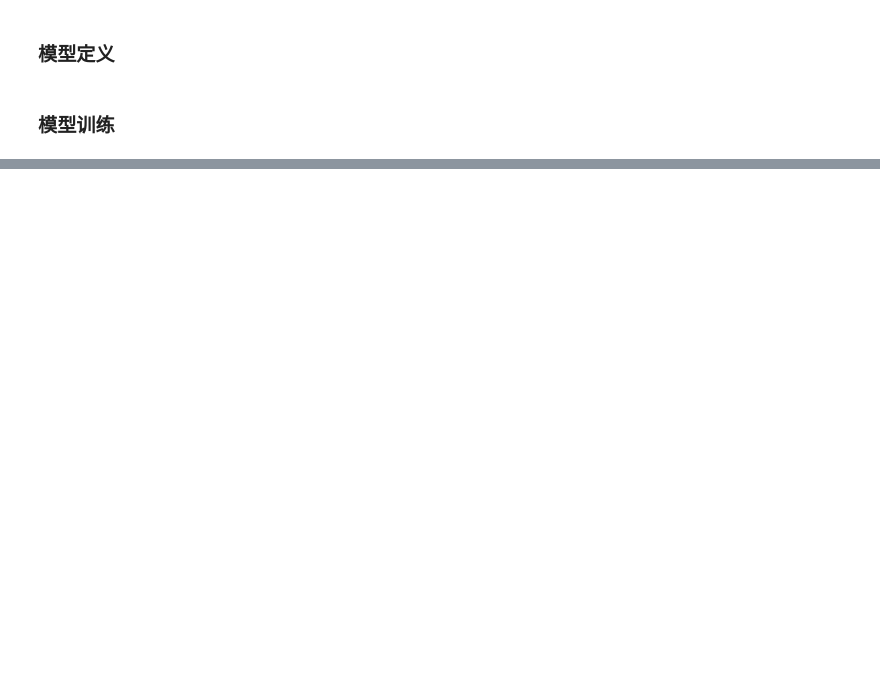
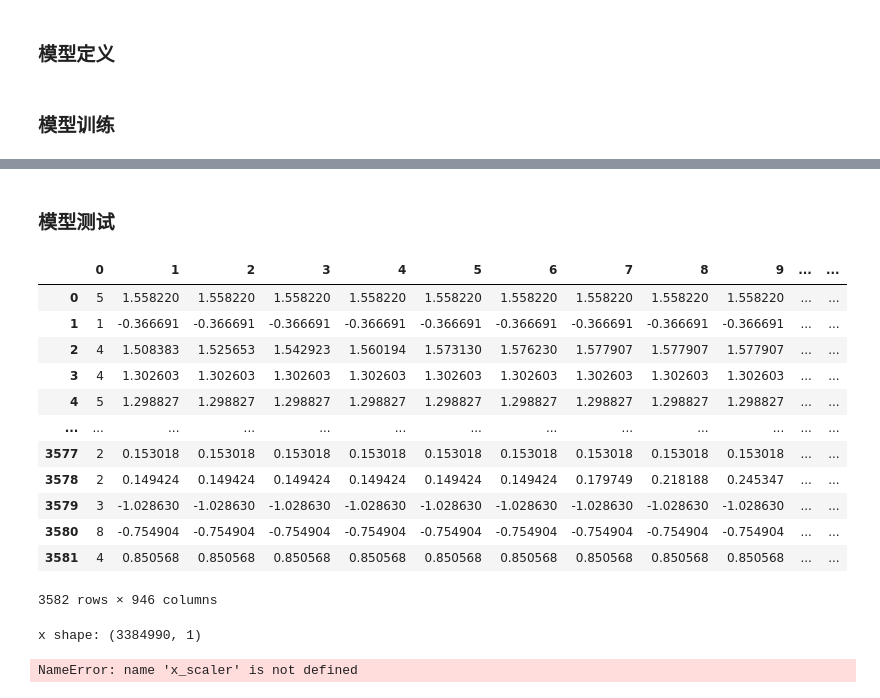
Before and after one commit to caoyuyu2021/src, a Jupyter notebook: 01.python/05.practice/02.time_series/src/15.时间序列.ipynb, the cells around one changed output, grey strips where cells are left out. Drawn from its saved outputs; the diff is of its cells as text; code cells hidden in the pictures; blank space fills up the shorter version.

```diff
--- a/01.python/05.practice/02.time_series/src/15.时间序列.ipynb
+++ b/01.python/05.practice/02.time_series/src/15.时间序列.ipynb
@@ -69,6 +69,21 @@ data
 # %%
 # 重构数据
 def reconstruction(data, columns):
+    """
+    重构数据
+
+    参数说明
+    ----------
+    data : {list[pd.Dataframe]}
+        输入数据
+    columns : {list[str]}
+        每张表对应一个特征
+
+    返回值
+    -------
+    df0 : {DataFrame} of shape (n_samples, n_features)
+        将所有数据合并成行为时间，列为特征的格式
+    """
     for i in range(len(data)):
         if i == 0:
             df0 = pd.DataFrame(data=None, columns=[columns[i]])
@@ -883,0 +949,2 @@ KeyboardInterrupt:
+# %% [markdown]
+### 模型测试
@@ -883,0 +1001,55 @@ KeyboardInterrupt:
+# %%
+data_path = "../data/UWaveGestureLibraryAll_TEST.tsv"
+data = pd.read_csv(data_path, sep='\t', header=None)
+display(data)
+
+# 重构数据集
+params1 = {
+    "data": [data.iloc[:, 1:]],
+    "columns": ['uWave'],
+}
+re_data = reconstruction(**params1)
+print("x shape: {0}".format(re_data.shape))
+
+# 数据归一化
+norm_data = x_scaler.transform(re_data)
+
+# 还原数据集
+params3 = {
+    "feature": norm_data,
+    "target": data.iloc[:, 0].values,
+}
+redu_data = reduction(**params3)
+print("x nums: {0}".format(len(redu_data)))
+display(redu_data[0])
+
+# 生成数据集
+params4 = {
+    "data": redu_data,
+    "columns": ['uWave'],
+}
+data_set = TensorDataset(**params4)
+print("data_set: {0}".format(len(data_set)))
+
+test_loader = DataLoader(
+    data_set,
+    batch_size=16,
+    shuffle=True,
+    drop_last=False,
+    collate_fn=lambda x: collate_fn(x, max_len=data_set.max_seq_len))
+# %% [output]
+|  | 0 | 1 | 2 | 3 | 4 | 5 | 6 | 7 | 8 | 9 | ... | ... |
+| 0 | 5 | 1.558220 | 1.558220 | 1.558220 | 1.558220 | 1.558220 | 1.558220 | 1.558220 | 1.558220 | 1.558220 | ... | ... |
+| 1 | 1 | -0.366691 | -0.366691 | -0.366691 | -0.366691 | -0.366691 | -0.366691 | -0.366691 | -0.366691 | -0.366691 | ... | ... |
+| 2 | 4 | 1.508383 | 1.525653 | 1.542923 | 1.560194 | 1.573130 | 1.576230 | 1.577907 | 1.577907 | 1.577907 | ... | ... |
+| 3 | 4 | 1.302603 | 1.302603 | 1.302603 | 1.302603 | 1.302603 | 1.302603 | 1.302603 | 1.302603 | 1.302603 | ... | ... |
+| 4 | 5 | 1.298827 | 1.298827 | 1.298827 | 1.298827 | 1.298827 | 1.298827 | 1.298827 | 1.298827 | 1.298827 | ... | ... |
+| ... | ... | ... | ... | ... | ... | ... | ... | ... | ... | ... | ... | ... |
+| 3577 | 2 | 0.153018 | 0.153018 | 0.153018 | 0.153018 | 0.153018 | 0.153018 | 0.153018 | 0.153018 | 0.153018 | ... | ... |
+| 3578 | 2 | 0.149424 | 0.149424 | 0.149424 | 0.149424 | 0.149424 | 0.149424 | 0.179749 | 0.218188 | 0.245347 | ... | ... |
+| 3579 | 3 | -1.028630 | -1.028630 | -1.028630 | -1.028630 | -1.028630 | -1.028630 | -1.028630 | -1.028630 | -1.028630 | ... | ... |
+| 3580 | 8 | -0.754904 | -0.754904 | -0.754904 | -0.754904 | -0.754904 | -0.754904 | -0.754904 | -0.754904 | -0.754904 | ... | ... |
+| 3581 | 4 | 0.850568 | 0.850568 | 0.850568 | 0.850568 | 0.850568 | 0.850568 | 0.850568 | 0.850568 | 0.850568 | ... | ... |
+3582 rows × 946 columns
+x shape: (3384990, 1)
+NameError: name 'x_scaler' is not defined
```
Also changed, not shown: parts of 30 cells of this notebook, 7 other files.
